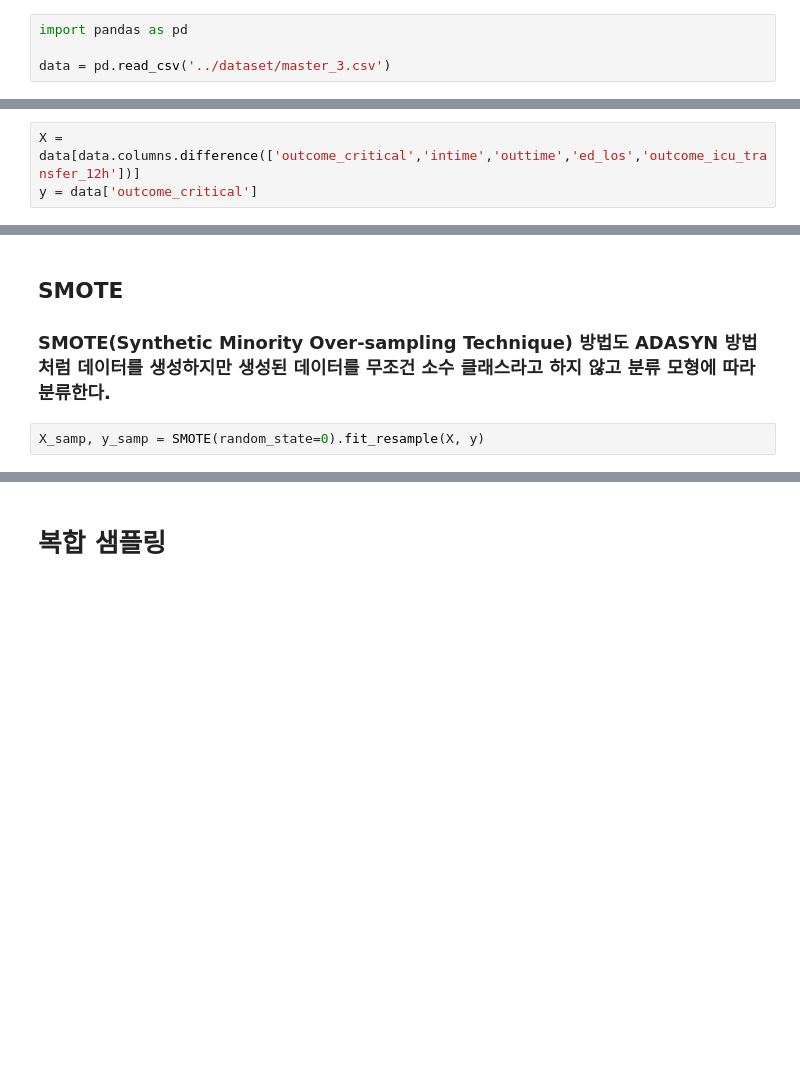
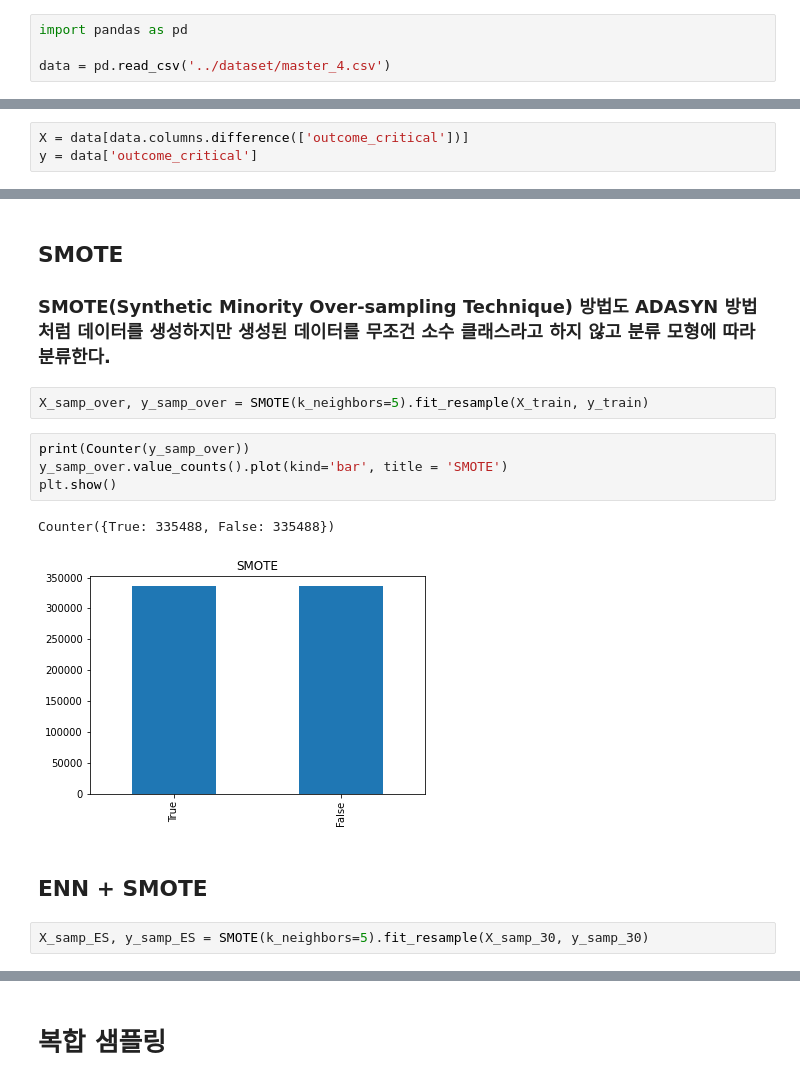
Before and after one commit to noseaj/mimiciv-High-blood-pressure, a Jupyter notebook: modeling/under_over_sampling.ipynb, the cells around one changed output, grey strips where cells are left out. Saved outputs shown, nothing was run; the diff lists cells and outputs as text; blank space fills up the shorter version.

Commit message:
- Update under/over sampling

```diff
--- a/modeling/under_over_sampling.ipynb
+++ b/modeling/under_over_sampling.ipynb
@@ -3,7 +3,7 @@
 # %%
 import pandas as pd
 
-data = pd.read_csv('../dataset/master_3.csv')
+data = pd.read_csv('../dataset/master_4.csv')
 # %%
 from imblearn.under_sampling import *
 # %%
@@ -16,5 +17,5 @@ from sklearn.ensemble import RandomForestClassifier
 # %%
-X = data[data.columns.difference(['outcome_critical','intime','outtime','ed_los','outcome_icu_transfer_12h'])]
+X = data[data.columns.difference(['outcome_critical'])]
 y = data['outcome_critical']
 # %% [markdown]
 ## 순서
@@ -98,5 +122,16 @@ X_samp, y_samp = ADASYN(random_state=0).fit_resample(X, y)
 # %% [markdown]
 ## SMOTE
 ### SMOTE(Synthetic Minority Over-sampling Technique) 방법도 ADASYN 방법처럼 데이터를 생성하지만 생성된 데이터를 무조건 소수 클래스라고 하지 않고 분류 모형에 따라 분류한다.
-# %%
-X_samp, y_samp = SMOTE(random_state=0).fit_resample(X, y)
+# %%
+X_samp_over, y_samp_over = SMOTE(k_neighbors=5).fit_resample(X_train, y_train)
+# %%
+print(Counter(y_samp_over))
+y_samp_over.value_counts().plot(kind='bar', title = 'SMOTE')
+plt.show()
+# %% [output]
+Counter({True: 335488, False: 335488})
+[figure, added]
+# %% [markdown]
+## ENN + SMOTE
+# %%
+X_samp_ES, y_samp_ES = SMOTE(k_neighbors=5).fit_resample(X_samp_30, y_samp_30)
```
Also changed, not shown: parts of 8 cells of this notebook.
